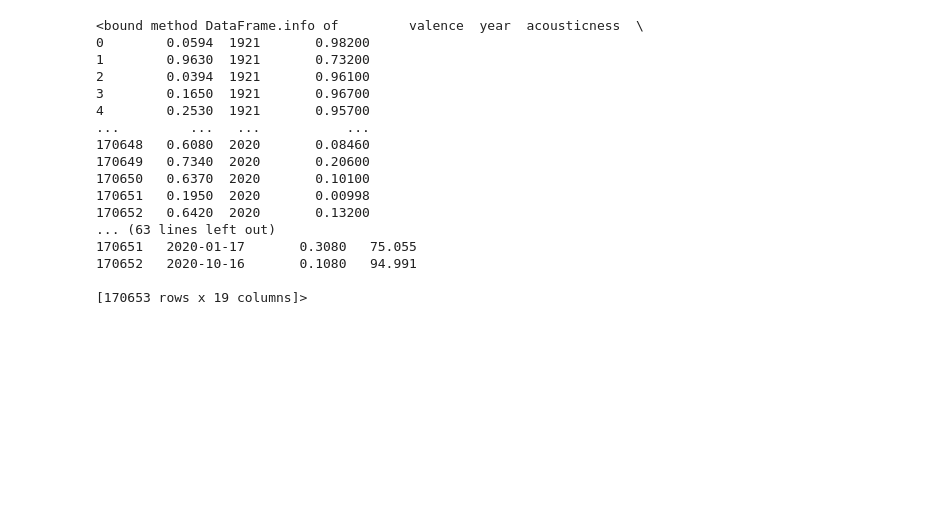
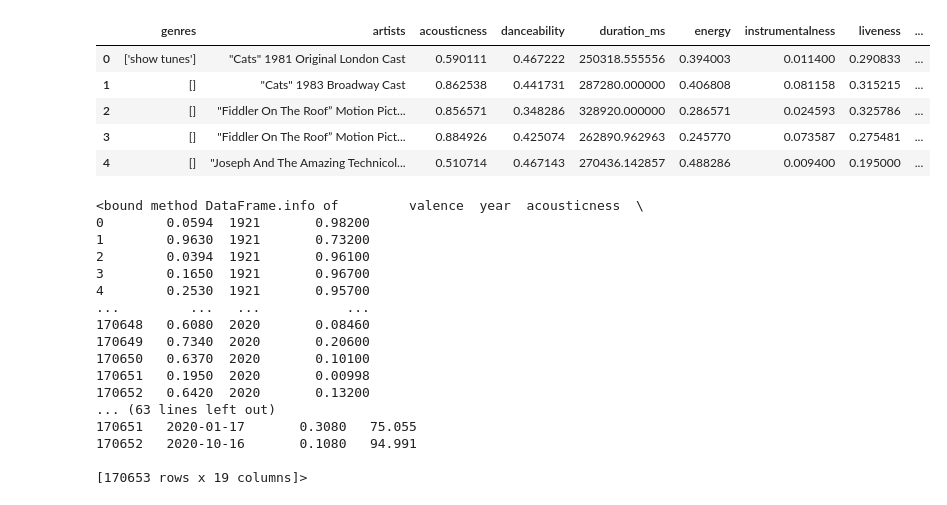
Before and after one commit to adriantyl/Capstone-Project-, a Jupyter notebook: EDA.ipynb, the cells around one changed output. Cells and saved outputs as stored; diff of their text form; code cells hidden in the pictures; blank space fills up the shorter version.

```diff
--- a/EDA.ipynb
+++ b/EDA.ipynb
@@ -8,6 +9,7 @@ import time
 import math
 # %%
 data = pd.read_csv('./datasets/data.csv')
+data_gen = pd.read_csv('./datasets/data_w_genres.csv')
 # %%
 data.head()
 # %% [output]
@@ -17,6 +19,15 @@ data.head()
 | 2 | 0.0394 | 1921 | 0.961 | ['KHP Kridhamardawa Karaton Ngayo... | 0.328 | 500062 | 0.166 | 0 | 1o6I8BglA6ylDMrIELygv1 | ... |
 | 3 | 0.1650 | 1921 | 0.967 | ['Frank Parker'] | 0.275 | 210000 | 0.309 | 0 | 3ftBPsC5vPBKxYSee08FDH | ... |
 | 4 | 0.2530 | 1921 | 0.957 | ['Phil Regan'] | 0.418 | 166693 | 0.193 | 0 | 4d6HGyGT8e121BsdKmw9v6 | ... |
+# %%
+data_gen.head()
+# %% [output]
+|  | genres | artists | acousticness | danceability | duration_ms | energy | instrumentalness | liveness | ... |
+| 0 | ['show tunes'] | "Cats" 1981 Original London Cast | 0.590111 | 0.467222 | 250318.555556 | 0.394003 | 0.011400 | 0.290833 | ... |
+| 1 | [] | "Cats" 1983 Broadway Cast | 0.862538 | 0.441731 | 287280.000000 | 0.406808 | 0.081158 | 0.315215 | ... |
+| 2 | [] | "Fiddler On The Roof” Motion Pict... | 0.856571 | 0.348286 | 328920.000000 | 0.286571 | 0.024593 | 0.325786 | ... |
+| 3 | [] | "Fiddler On The Roof” Motion Pict... | 0.884926 | 0.425074 | 262890.962963 | 0.245770 | 0.073587 | 0.275481 | ... |
+| 4 | [] | "Joseph And The Amazing Technicol... | 0.510714 | 0.467143 | 270436.142857 | 0.488286 | 0.009400 | 0.195000 | ... |
 # %%
 data.info
 # %% [output]
```
Also changed, not shown: parts of 6 cells of this notebook, 3 other files.
